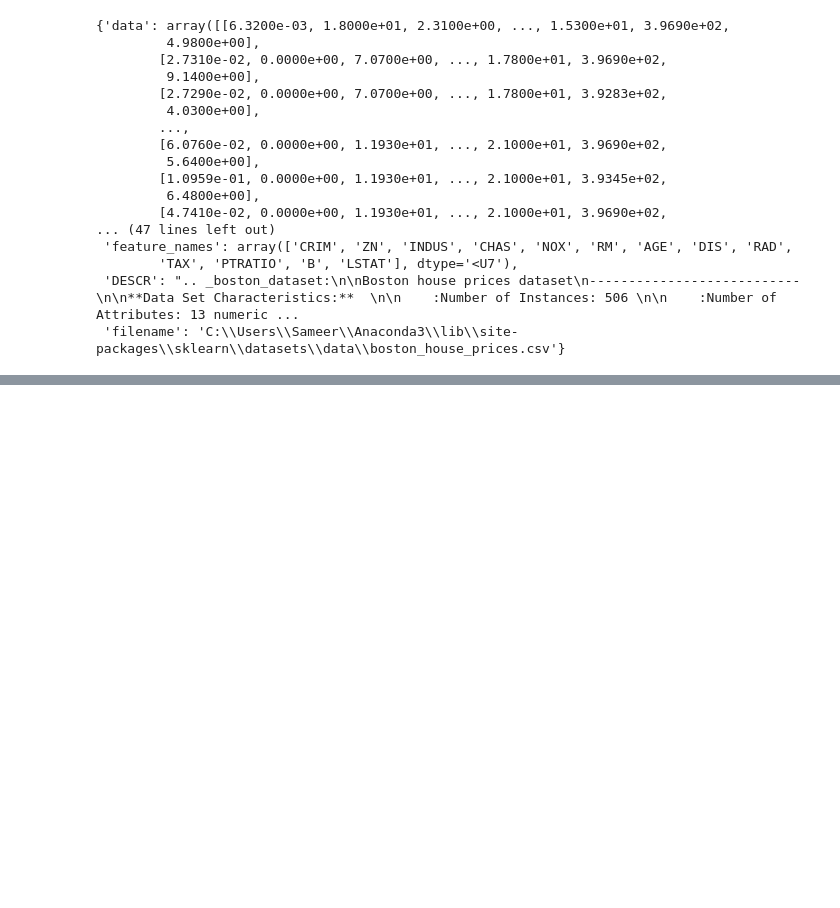
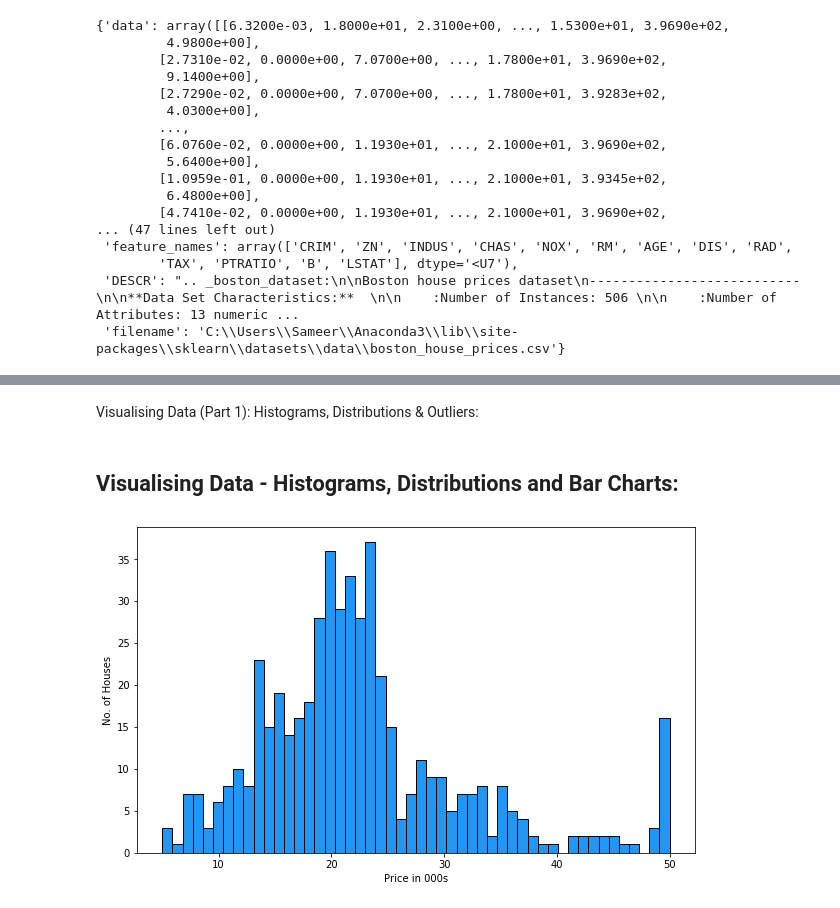
Before and after one commit to Sampatankar/DataScienceBootcamp2020-Python, a Jupyter notebook: 5MultivariableLinearRegression/04 Multivariate Regression.ipynb, the cells around one changed output, grey strips where cells are left out. Saved outputs shown, nothing was run; the diff lists cells and outputs as text; code cells hidden in the pictures; blank space fills up the shorter version.

```diff
--- a/5MultivariableLinearRegression/04 Multivariate Regression.ipynb
+++ b/5MultivariableLinearRegression/04 Multivariate Regression.ipynb
@@ -32,0 +104,6 @@ boston_dataset
+# %%
+# Create a Pandas dataframe:
+data = pd.DataFrame(data=boston_dataset.data, columns=boston_dataset.feature_names)
+
+# Add column with the price (target)
+data['PRICE'] = boston_dataset.target
@@ -32,0 +190,12 @@ boston_dataset
+# %% [markdown]
+Visualising Data (Part 1): Histograms, Distributions & Outliers:
+# %% [markdown]
+## Visualising Data - Histograms, Distributions and Bar Charts:
+# %%
+plt.figure(figsize=[10,6])
+plt.hist(data['PRICE'], bins=50, ec='black', color='#2196f3')
+plt.xlabel('Price in 000s')
+plt.ylabel('No. of Houses')
+plt.show()
+# %% [output]
+[figure, added]
```
Also changed, not shown: parts of 22 cells of this notebook.
